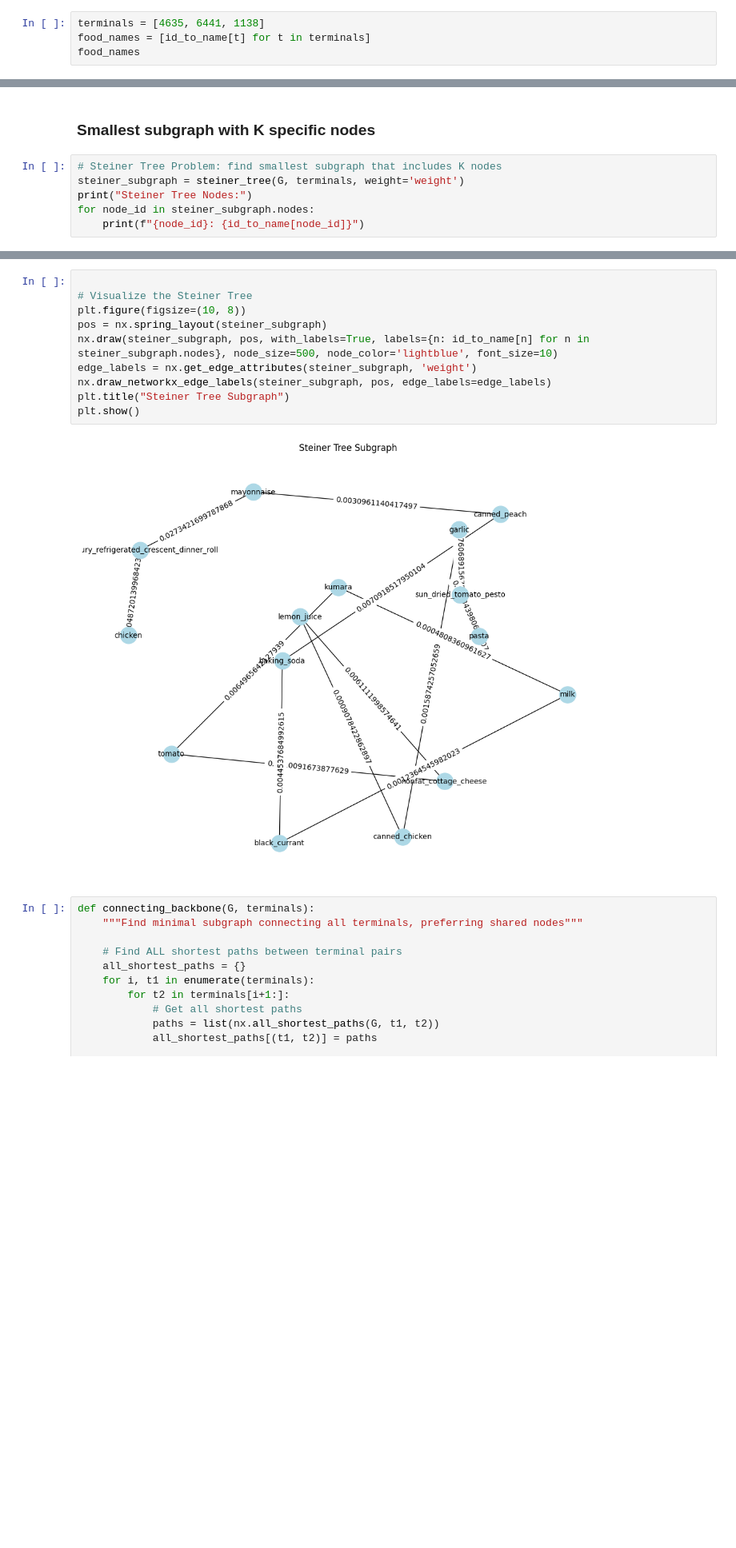
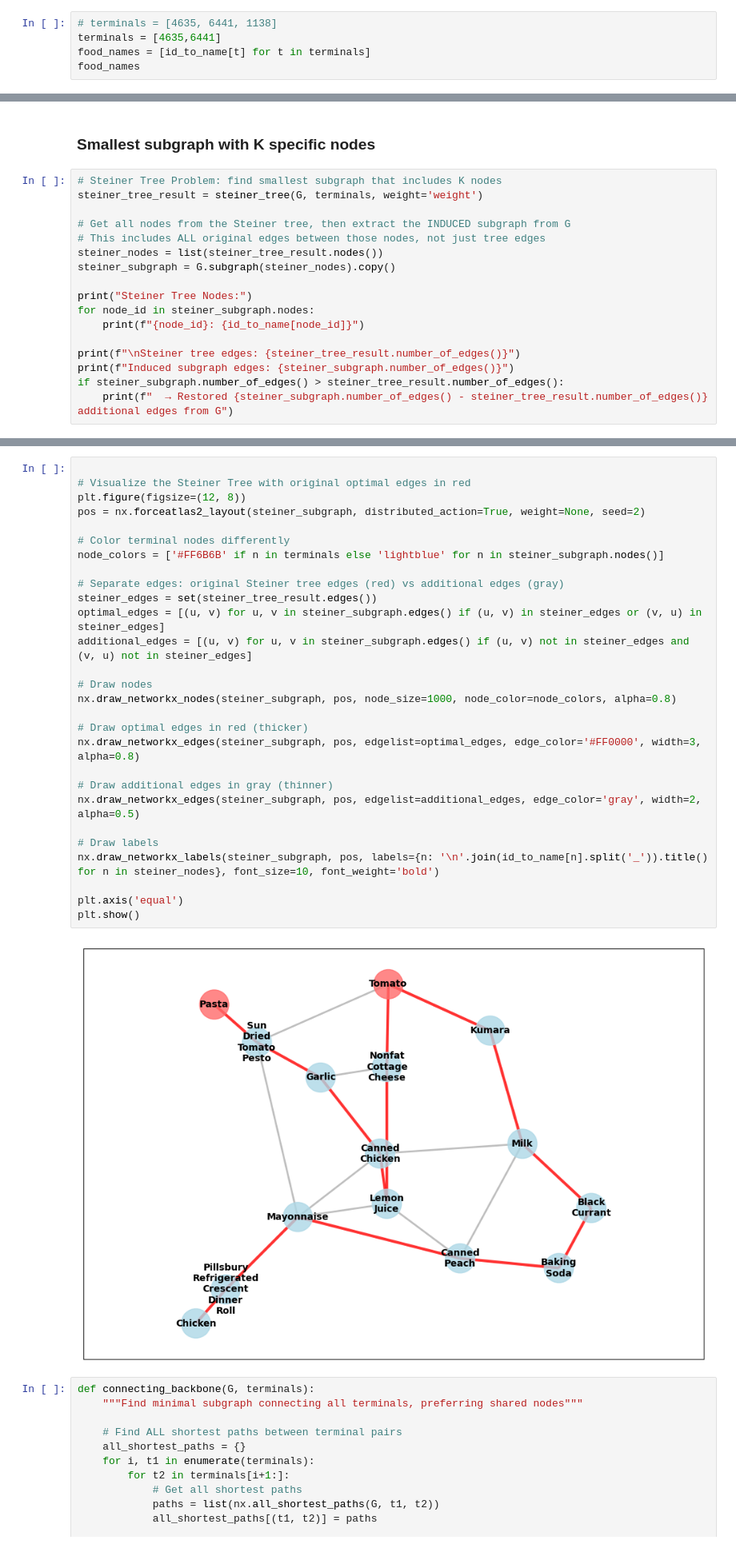
Before and after one commit to Marcrulo/ElevateMyDish, a Jupyter notebook: src/main.ipynb, the cells around one changed output, grey strips where cells are left out. Shown at 80% size. Drawn from its saved outputs; the diff is of its cells as text; blank space fills up the shorter version.

```diff
--- a/src/main.ipynb
+++ b/src/main.ipynb
@@ -73,5 +73,6 @@ subset
 # %%
-terminals = [4635, 6441, 1138]
+# terminals = [4635, 6441, 1138]
+terminals = [4635,6441]
 food_names = [id_to_name[t] for t in terminals]
 food_names
 # %% [output]
@@ -243,10 +238,21 @@ pasta -> sun_dried_tomato_pesto -> garlic -> canned_chicken -> lemon_juice -> no
 ### Smallest subgraph with K specific nodes
 # %%
 # Steiner Tree Problem: find smallest subgraph that includes K nodes
-steiner_subgraph = steiner_tree(G, terminals, weight='weight')
+steiner_tree_result = steiner_tree(G, terminals, weight='weight')
+
+# Get all nodes from the Steiner tree, then extract the INDUCED subgraph from G
+# This includes ALL original edges between those nodes, not just tree edges
+steiner_nodes = list(steiner_tree_result.nodes())
+steiner_subgraph = G.subgraph(steiner_nodes).copy()
+
 print("Steiner Tree Nodes:")
 for node_id in steiner_subgraph.nodes:
     print(f"{node_id}: {id_to_name[node_id]}")
+
+print(f"\nSteiner tree edges: {steiner_tree_result.number_of_edges()}")
+print(f"Induced subgraph edges: {steiner_subgraph.number_of_edges()}")
+if steiner_subgraph.number_of_edges() > steiner_tree_result.number_of_edges():
+    print(f"  → Restored {steiner_subgraph.number_of_edges() - steiner_tree_result.number_of_edges()} additional edges from G")
 # %% [output]
 Steiner Tree Nodes:
 928: canned_peach
@@ -267,15 +277,33 @@ Steiner Tree Nodes:
 # %%
 
-# Visualize the Steiner Tree
-plt.figure(figsize=(10, 8))
-pos = nx.spring_layout(steiner_subgraph)
-nx.draw(steiner_subgraph, pos, with_labels=True, labels={n: id_to_name[n] for n in steiner_subgraph.nodes}, node_size=500, node_color='lightblue', font_size=10)
-edge_labels = nx.get_edge_attributes(steiner_subgraph, 'weight')
-nx.draw_networkx_edge_labels(steiner_subgraph, pos, edge_labels=edge_labels)
-plt.title("Steiner Tree Subgraph")
+# Visualize the Steiner Tree with original optimal edges in red
+plt.figure(figsize=(12, 8))
+pos = nx.forceatlas2_layout(steiner_subgraph, distributed_action=True, weight=None, seed=2)
+
+# Color terminal nodes differently
+node_colors = ['#FF6B6B' if n in terminals else 'lightblue' for n in steiner_subgraph.nodes()]
+
+# Separate edges: original Steiner tree edges (red) vs additional edges (gray)
+steiner_edges = set(steiner_tree_result.edges())
+optimal_edges = [(u, v) for u, v in steiner_subgraph.edges() if (u, v) in steiner_edges or (v, u) in steiner_edges]
+additional_edges = [(u, v) for u, v in steiner_subgraph.edges() if (u, v) not in steiner_edges and (v, u) not in steiner_edges]
+
+# Draw nodes
+nx.draw_networkx_nodes(steiner_subgraph, pos, node_size=1000, node_color=node_colors, alpha=0.8)
+
+# Draw optimal edges in red (thicker)
+nx.draw_networkx_edges(steiner_subgraph, pos, edgelist=optimal_edges, edge_color='#FF0000', width=3, alpha=0.8)
+
+# Draw additional edges in gray (thinner)
+nx.draw_networkx_edges(steiner_subgraph, pos, edgelist=additional_edges, edge_color='gray', width=2, alpha=0.5)
+
+# Draw labels
+nx.draw_networkx_labels(steiner_subgraph, pos, labels={n: '\n'.join(id_to_name[n].split('_')).title() for n in steiner_nodes}, font_size=10, font_weight='bold')
+
+plt.axis('equal')
 plt.show()
 # %% [output]
-[figure, old version]
+[figure, new version]
 # %%
 def connecting_backbone(G, terminals):
     """Find minimal subgraph connecting all terminals, preferring shared nodes"""
```
Also changed, not shown: parts of 9 cells of this notebook, 2 other files.
